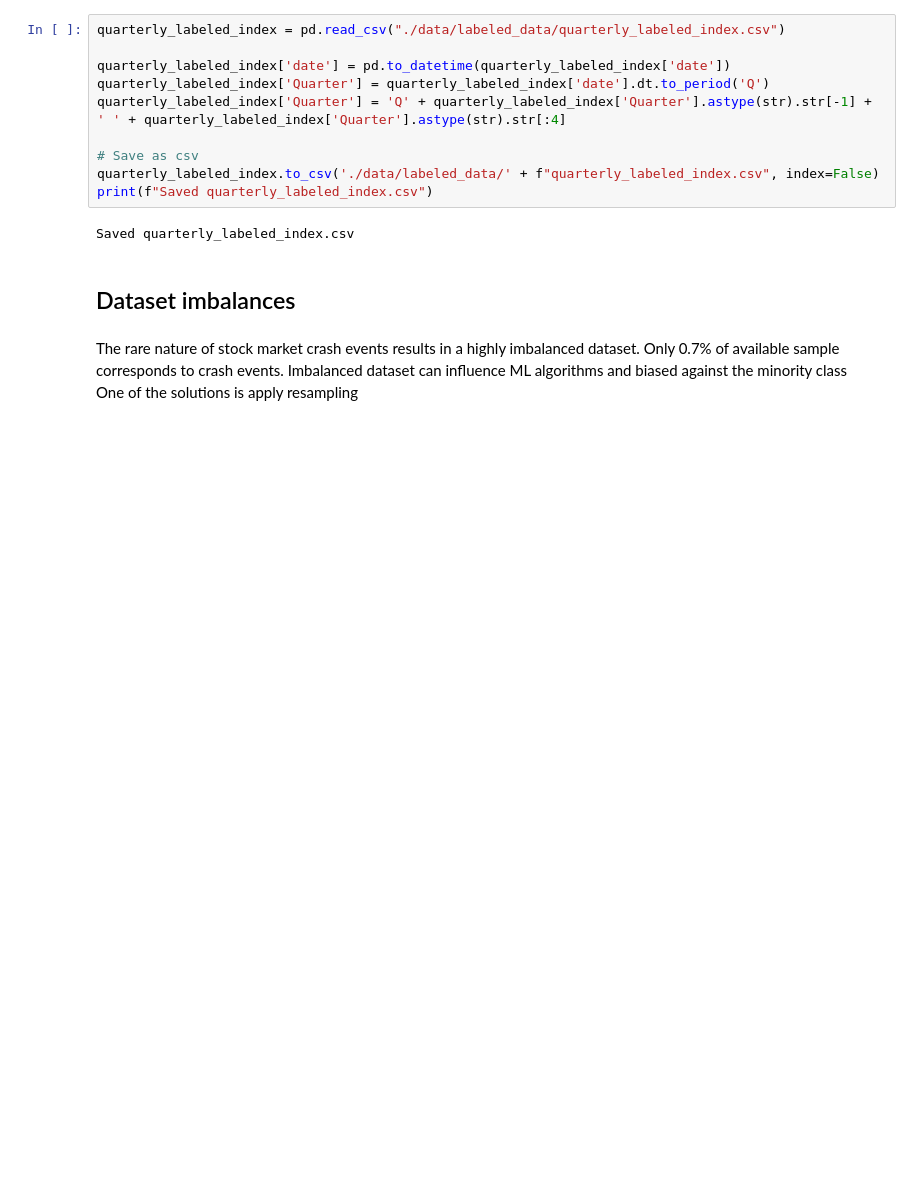
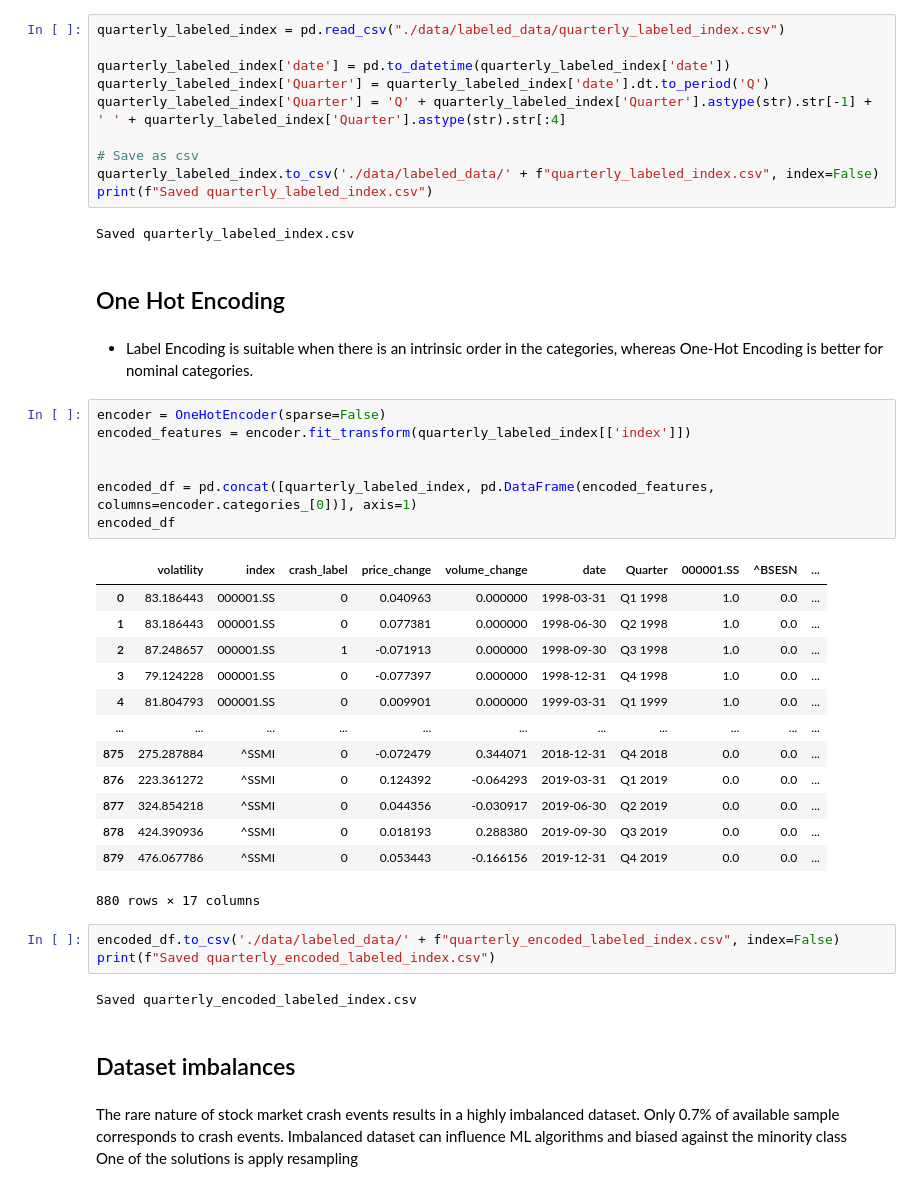
Before and after one commit to nicockt/fyp-2024, a Jupyter notebook: Data Processing (1998-2019).ipynb, the cells around one changed output. Drawn from its saved outputs; the diff is of its cells as text; blank space fills up the shorter version.

Commit message:
One Hot Encoding (TODO: apply to models)

```diff
--- a/Data Processing (1998-2019).ipynb
+++ b/Data Processing (1998-2019).ipynb
@@ -370,6 +371,36 @@ quarterly_labeled_index.to_csv('./data/labeled_data/' + f"quarterly_labeled_inde
 print(f"Saved quarterly_labeled_index.csv")
 # %% [output]
 Saved quarterly_labeled_index.csv
+# %% [markdown]
+## One Hot Encoding
+# %% [markdown]
+- Label Encoding is suitable when there is an intrinsic order in the categories, whereas One-Hot Encoding is better for nominal categories.
+# %%
+encoder = OneHotEncoder(sparse=False)
+encoded_features = encoder.fit_transform(quarterly_labeled_index[['index']])
+
+
+encoded_df = pd.concat([quarterly_labeled_index, pd.DataFrame(encoded_features, columns=encoder.categories_[0])], axis=1)
+encoded_df
+# %% [output]
+|  | volatility | index | crash_label | price_change | volume_change | date | Quarter | 000001.SS | ^BSESN | ... |
+| 0 | 83.186443 | 000001.SS | 0 | 0.040963 | 0.000000 | 1998-03-31 | Q1 1998 | 1.0 | 0.0 | ... |
+| 1 | 83.186443 | 000001.SS | 0 | 0.077381 | 0.000000 | 1998-06-30 | Q2 1998 | 1.0 | 0.0 | ... |
+| 2 | 87.248657 | 000001.SS | 1 | -0.071913 | 0.000000 | 1998-09-30 | Q3 1998 | 1.0 | 0.0 | ... |
+| 3 | 79.124228 | 000001.SS | 0 | -0.077397 | 0.000000 | 1998-12-31 | Q4 1998 | 1.0 | 0.0 | ... |
+| 4 | 81.804793 | 000001.SS | 0 | 0.009901 | 0.000000 | 1999-03-31 | Q1 1999 | 1.0 | 0.0 | ... |
+| ... | ... | ... | ... | ... | ... | ... | ... | ... | ... | ... |
+| 875 | 275.287884 | ^SSMI | 0 | -0.072479 | 0.344071 | 2018-12-31 | Q4 2018 | 0.0 | 0.0 | ... |
+| 876 | 223.361272 | ^SSMI | 0 | 0.124392 | -0.064293 | 2019-03-31 | Q1 2019 | 0.0 | 0.0 | ... |
+| 877 | 324.854218 | ^SSMI | 0 | 0.044356 | -0.030917 | 2019-06-30 | Q2 2019 | 0.0 | 0.0 | ... |
+| 878 | 424.390936 | ^SSMI | 0 | 0.018193 | 0.288380 | 2019-09-30 | Q3 2019 | 0.0 | 0.0 | ... |
+| 879 | 476.067786 | ^SSMI | 0 | 0.053443 | -0.166156 | 2019-12-31 | Q4 2019 | 0.0 | 0.0 | ... |
+880 rows × 17 columns
+# %%
+encoded_df.to_csv('./data/labeled_data/' + f"quarterly_encoded_labeled_index.csv", index=False)
+print(f"Saved quarterly_encoded_labeled_index.csv")
+# %% [output]
+Saved quarterly_encoded_labeled_index.csv
 # %% [markdown]
 ## Dataset imbalances
 # %% [markdown]
```
Also changed, not shown: parts of 1 cell of this notebook, 2 other files.
